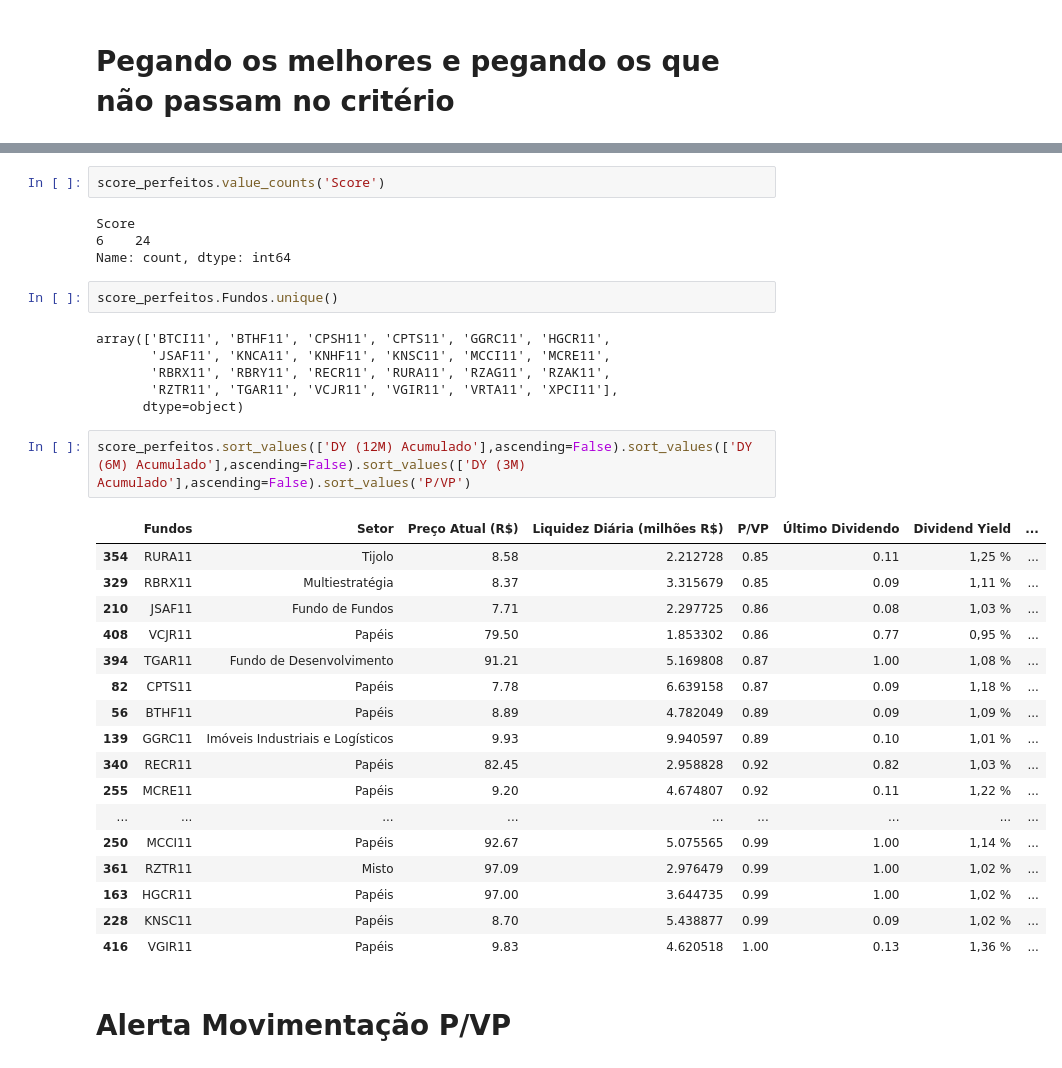
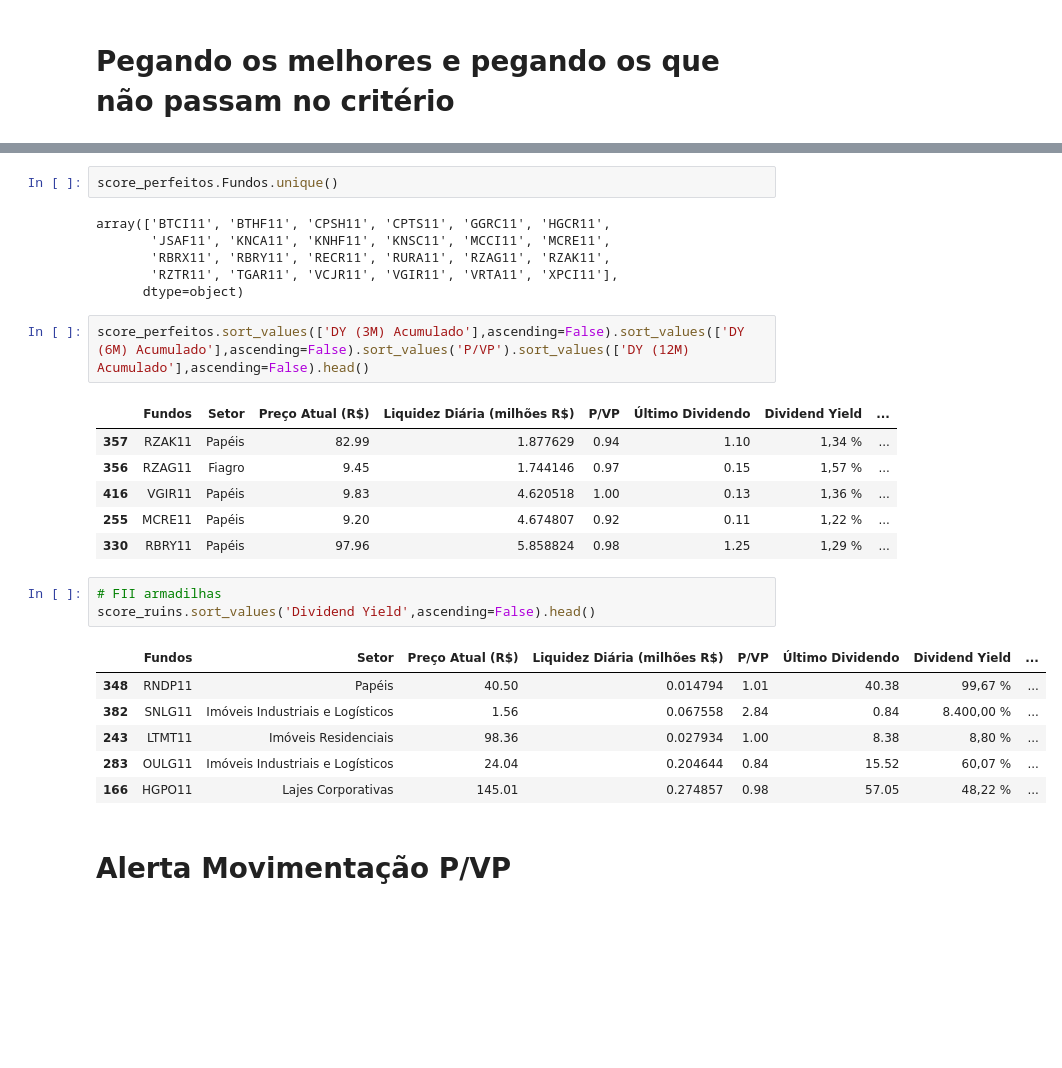
Before and after one commit to DanilJP/fii_monitor, a Jupyter notebook: aux_fii.ipynb, the cells around one changed output, grey strips where cells are left out. Drawn from its saved outputs; the diff is of its cells as text; blank space fills up the shorter version.

```diff
--- a/aux_fii.ipynb
+++ b/aux_fii.ipynb
@@ -481,9 +487,3 @@ Ruins : (288, 17)
-# %%
-score_perfeitos.value_counts('Score')
-# %% [output]
-Score
-6    24
-Name: count, dtype: int64
 # %%
 score_perfeitos.Fundos.unique()
 # %% [output]
@@ -493,25 +493,24 @@ array(['BTCI11', 'BTHF11', 'CPSH11', 'CPTS11', 'GGRC11', 'HGCR11',
        'RZTR11', 'TGAR11', 'VCJR11', 'VGIR11', 'VRTA11', 'XPCI11'],
       dtype=object)
 # %%
-score_perfeitos.sort_values(['DY (12M) Acumulado'],ascending=False).sort_values(['DY (6M) Acumulado'],ascending=False).sort_values(['DY (3M) Acumulado'],ascending=False).sort_values('P/VP')
+score_perfeitos.sort_values(['DY (3M) Acumulado'],ascending=False).sort_values(['DY (6M) Acumulado'],ascending=False).sort_values('P/VP').sort_values(['DY (12M) Acumulado'],ascending=False).head()
 # %% [output]
 |  | Fundos | Setor | Preço Atual (R$) | Liquidez Diária (milhões R$) | P/VP | Último Dividendo | Dividend Yield | ... |
-| 354 | RURA11 | Tijolo | 8.58 | 2.212728 | 0.85 | 0.11 | 1,25 % | ... |
-| 329 | RBRX11 | Multiestratégia | 8.37 | 3.315679 | 0.85 | 0.09 | 1,11 % | ... |
-| 210 | JSAF11 | Fundo de Fundos | 7.71 | 2.297725 | 0.86 | 0.08 | 1,03 % | ... |
-| 408 | VCJR11 | Papéis | 79.50 | 1.853302 | 0.86 | 0.77 | 0,95 % | ... |
-| 394 | TGAR11 | Fundo de Desenvolvimento | 91.21 | 5.169808 | 0.87 | 1.00 | 1,08 % | ... |
-| 82 | CPTS11 | Papéis | 7.78 | 6.639158 | 0.87 | 0.09 | 1,18 % | ... |
-| 56 | BTHF11 | Papéis | 8.89 | 4.782049 | 0.89 | 0.09 | 1,09 % | ... |
-| 139 | GGRC11 | Imóveis Industriais e Logísticos | 9.93 | 9.940597 | 0.89 | 0.10 | 1,01 % | ... |
-| 340 | RECR11 | Papéis | 82.45 | 2.958828 | 0.92 | 0.82 | 1,03 % | ... |
+| 357 | RZAK11 | Papéis | 82.99 | 1.877629 | 0.94 | 1.10 | 1,34 % | ... |
+| 356 | RZAG11 | Fiagro | 9.45 | 1.744146 | 0.97 | 0.15 | 1,57 % | ... |
+| 416 | VGIR11 | Papéis | 9.83 | 4.620518 | 1.00 | 0.13 | 1,36 % | ... |
 | 255 | MCRE11 | Papéis | 9.20 | 4.674807 | 0.92 | 0.11 | 1,22 % | ... |
-| ... | ... | ... | ... | ... | ... | ... | ... | ... |
-| 250 | MCCI11 | Papéis | 92.67 | 5.075565 | 0.99 | 1.00 | 1,14 % | ... |
-| 361 | RZTR11 | Misto | 97.09 | 2.976479 | 0.99 | 1.00 | 1,02 % | ... |
-| 163 | HGCR11 | Papéis | 97.00 | 3.644735 | 0.99 | 1.00 | 1,02 % | ... |
-| 228 | KNSC11 | Papéis | 8.70 | 5.438877 | 0.99 | 0.09 | 1,02 % | ... |
-| 416 | VGIR11 | Papéis | 9.83 | 4.620518 | 1.00 | 0.13 | 1,36 % | ... |
+| 330 | RBRY11 | Papéis | 97.96 | 5.858824 | 0.98 | 1.25 | 1,29 % | ... |
+# %%
+# FII armadilhas
+score_ruins.sort_values('Dividend Yield',ascending=False).head()
+# %% [output]
+|  | Fundos | Setor | Preço Atual (R$) | Liquidez Diária (milhões R$) | P/VP | Último Dividendo | Dividend Yield | ... |
+| 348 | RNDP11 | Papéis | 40.50 | 0.014794 | 1.01 | 40.38 | 99,67 % | ... |
+| 382 | SNLG11 | Imóveis Industriais e Logísticos | 1.56 | 0.067558 | 2.84 | 0.84 | 8.400,00 % | ... |
+| 243 | LTMT11 | Imóveis Residenciais | 98.36 | 0.027934 | 1.00 | 8.38 | 8,80 % | ... |
+| 283 | OULG11 | Imóveis Industriais e Logísticos | 24.04 | 0.204644 | 0.84 | 15.52 | 60,07 % | ... |
+| 166 | HGPO11 | Lajes Corporativas | 145.01 | 0.274857 | 0.98 | 57.05 | 48,22 % | ... |
 # %% [markdown]
 # Alerta Movimentação P/VP
 # %%
```
Also changed, not shown: parts of 4 cells of this notebook, 4 other files.
